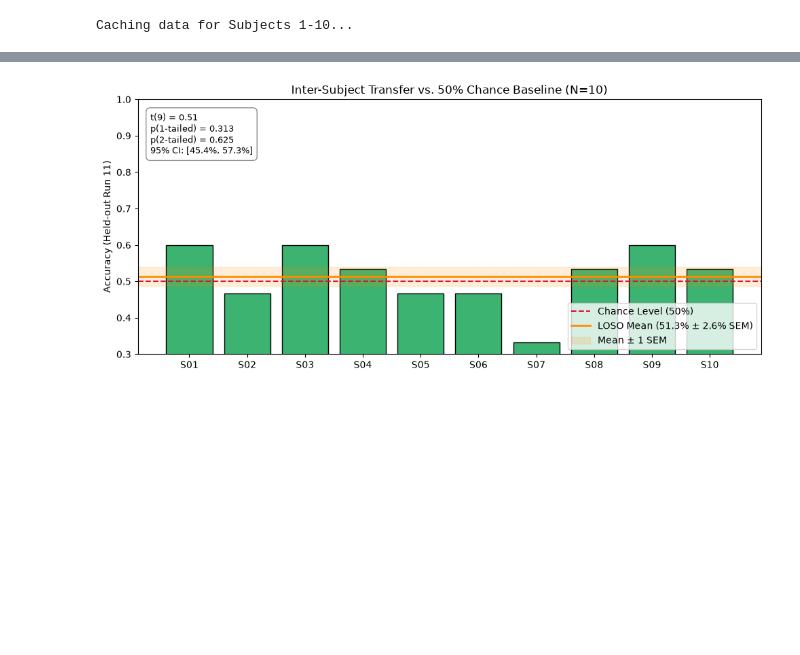
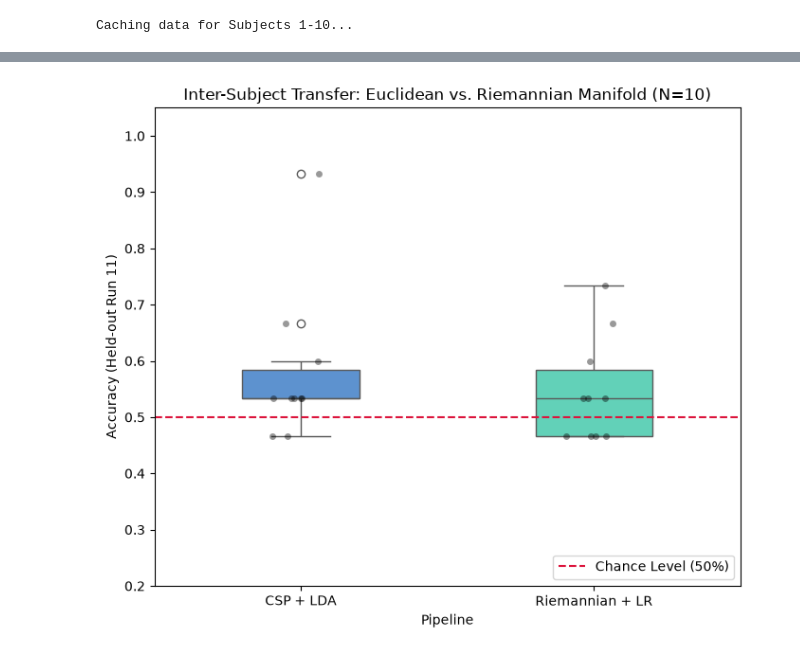
Before and after one commit to EntropyChicken/Cross-Subject-Motor-Imagery-Classifier, a Jupyter notebook: notebooks/04_inter_subject_modeling.ipynb, the cells around one changed output, grey strips where cells are left out. Drawn from its saved outputs; the diff is of its cells as text; code cells hidden in the pictures; blank space fills up the shorter version.

Commit message:
RG+LR Pipeline for inter-subject

```diff
--- a/notebooks/04_inter_subject_modeling.ipynb
+++ b/notebooks/04_inter_subject_modeling.ipynb
@@ -2,12 +2,12 @@
 SUBJECT_IDS = list(range(1, 11)) # first ten
 # SUBJECT_IDS = list(range(1, 110)) # full
 
-# # executed
-# RUNS_FOR_TRAINING = [3, 7]
-# RUNS_FOR_TESTING = [11]
-# motor imagery
-RUNS_FOR_TRAINING = [4, 8]
-RUNS_FOR_TESTING = [12]
+# executed
+RUNS_FOR_TRAINING = [3, 7]
+RUNS_FOR_TESTING = [11]
+# # motor imagery
+# RUNS_FOR_TRAINING = [4, 8]
+# RUNS_FOR_TESTING = [12]
 # %%
 import warnings
 import numpy as np
@@ -113,56 +128,44 @@ Held-out Subject 10 | Accuracy: 53.33% (Test trials: 15)
 # %%
 # 4. Summary and Visualization with Statistical Significance
-from scipy import stats
+df_loso = pd.DataFrame(loso_records)
+n = len(df_loso)
 
-df_loso = pd.DataFrame(loso_records)
+# Compute basic stats
+mean_csp = df_loso['CSP_Accuracy'].mean()
+sem_csp = df_loso['CSP_Accuracy'].std(ddof=1) / np.sqrt(n)
 
-accuracies = df_loso['Accuracy'].values
-n = len(accuracies)
-mean_acc = np.mean(accuracies)
-std_acc = np.std(accuracies, ddof=1)
-sem_acc = std_acc / np.sqrt(n)
+mean_rg = df_loso['RG_Accuracy'].mean()
+sem_rg = df_loso['RG_Accuracy'].std(ddof=1) / np.sqrt(n)
 
 # Inferential stats against 50% chance
-t_stat, p_val_two_sided = stats.ttest_1samp(accuracies, popmean=0.50)
-p_val_one_sided = p_val_two_sided / 2 if t_stat > 0 else 1.0 - (p_val_two_sided / 2)
-ci_lower, ci_upper = stats.t.interval(0.95, df=n - 1, loc=mean_acc, scale=sem_acc)
+t_csp, p_csp = stats.ttest_1samp(df_loso['CSP_Accuracy'], popmean=0.50)
+t_rg, p_rg = stats.ttest_1samp(df_loso['RG_Accuracy'], popmean=0.50)
 
-print("\n" + "=" * 48)
+# Paired test: Did Riemannian significantly beat CSP?
+t_paired, p_paired = stats.ttest_rel(df_loso['RG_Accuracy'], df_loso['CSP_Accuracy'])
+
+print("\n" + "=" * 55)
 print(f"Cohort Size: {n} subjects evaluated")
-print(f"Inter-Subject LOSO Mean Accuracy: {mean_acc:.2%} ± {std_acc:.2%} (SD)")
-print(f"Standard Error (SEM): ± {sem_acc:.2%}")
-print(f"95% Confidence Interval: [{ci_lower:.2%}, {ci_upper:.2%}]")
-print(f"One-Sample t-test (vs 50%): t({n-1}) = {t_stat:.3f}")
-print(f"  p-value (one-tailed, μ > 0.50): {p_val_one_sided:.4f}")
-print(f"  p-value (two-tailed, μ ≠ 0.50): {p_val_two_sided:.4f}")
-print(f"Min / Max: {df_loso['Accuracy'].min():.2%} / {df_loso['Accuracy'].max():.2%}")
-print("=" * 48)
+print(f"CSP+LDA Mean: {mean_csp:.2%} ± {sem_csp:.2%} SEM (p = {p_csp/2:.4e})")
+print(f"RG+LR Mean:   {mean_rg:.2%} ± {sem_rg:.2%} SEM (p = {p_rg/2:.4e})")
+print(f"Paired Difference (RG - CSP): {(mean_rg - mean_csp):.2%}")
+print(f"Paired t-test: t({n-1}) = {t_paired:.3f}, p = {p_paired:.4e}")
+print("=" * 55)
 
-plt.figure(figsize=(10, 4.5))
-plt.bar(df_loso["Subject"], df_loso["Accuracy"], color="mediumseagreen", edgecolor="black")
+# Melt DataFrame for Seaborn
+df_melt = df_loso.melt(id_vars=["Subject"], value_vars=["CSP_Accuracy", "RG_Accuracy"],
+                       var_name="Pipeline", value_name="Accuracy")
+df_melt["Pipeline"] = df_melt["Pipeline"].replace({"CSP_Accuracy": "CSP + LDA", "RG_Accuracy": "Riemannian + LR"})
+
+# Visualization
+plt.figure(figsize=(7, 6))
+sns.boxplot(x="Pipeline", y="Accuracy", data=df_melt, palette=["#4A90E2", "#50E3C2"], width=0.4)
+sns.stripplot(x="Pipeline", y="Accuracy", data=df_melt, color="black", alpha=0.4, jitter=0.1)
+
 plt.axhline(0.50, color="crimson", linestyle="--", linewidth=1.5, label="Chance Level (50%)")
-
-# Plot mean line and shaded ±1 SEM band
-plt.axhline(mean_acc, color="darkorange", linestyle="-", linewidth=2,
-            label=f"LOSO Mean ({mean_acc:.1%} ± {sem_acc:.1%} SEM)")
-plt.axhspan(mean_acc - sem_acc, mean_acc + sem_acc, color="darkorange", alpha=0.15, label="Mean ± 1 SEM")
-
-# Statistical significance annotation badge
-stat_text = (
-    f"t({n-1}) = {t_stat:.2f}\n"
-    f"p(1-tailed) = {p_val_one_sided:.3f}\n"
-    f"p(2-tailed) = {p_val_two_sided:.3f}\n"
-    f"95% CI: [{ci_lower:.1%}, {ci_upper:.1%}]"
-)
-plt.gca().text(
-    0.02, 0.95, stat_text, transform=plt.gca().transAxes,
-    fontsize=9, verticalalignment='top',
-    bbox=dict(boxstyle="round,pad=0.5", facecolor="white", edgecolor="gray", alpha=0.9)
-)
-
-plt.ylim(0.3, 1.0)
+plt.ylim(0.2, 1.05)
 plt.ylabel("Accuracy (Held-out Run 11)")
-plt.title(f"Inter-Subject Transfer vs. 50% Chance Baseline (N={n})")
+plt.title(f"Inter-Subject Transfer: Euclidean vs. Riemannian Manifold (N={n})")
 plt.legend(loc="lower right")
 plt.tight_layout()
 plt.show()
@@ -180 +180 @@ Min / Max: 33.33% / 60.00%
-[figure, old version]
+[figure, new version]
```
Also changed, not shown: parts of 3 cells of this notebook.
